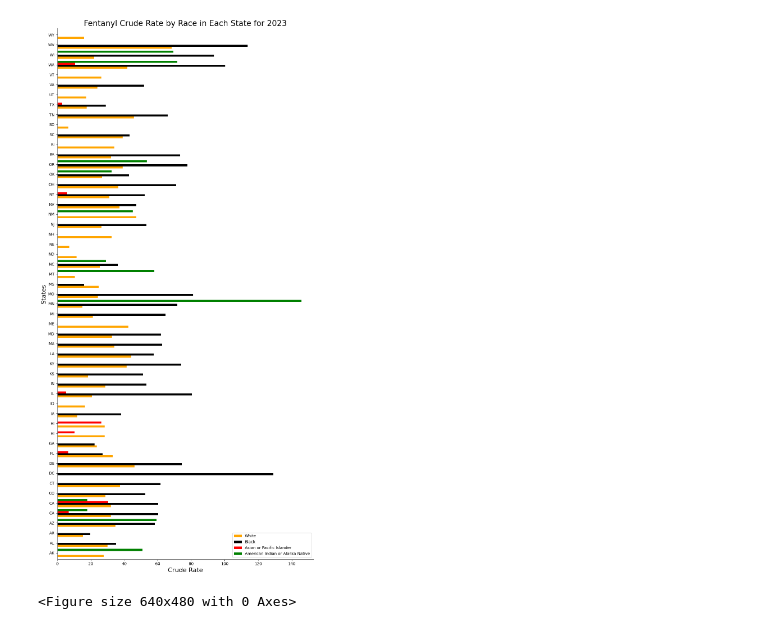
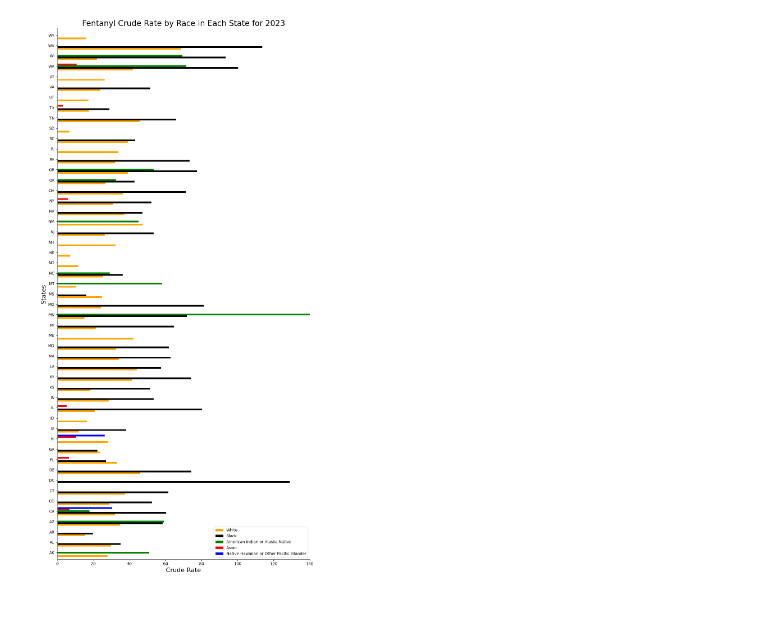
Before and after one commit to lilyzello/CaSB185_TRW, a Jupyter notebook: Figure2_40.4.ipynb, the cells around one changed output. Saved outputs shown, nothing was run; the diff lists cells and outputs as text; code cells hidden in the pictures.

```diff
--- a/Figure2_40.4.ipynb
+++ b/Figure2_40.4.ipynb
@@ -82,13 +85,9 @@ pd.set_option('display.max_rows', None)
 # %%
 data_frame=data_frame.replace("Unreliable",np.nan)
 data_frame=data_frame.replace("Suppressed",np.nan)
-
 # data pre-processing to ensure new .txt runs with code provided by paper
 # want columns to be the same name, and ensure the data is read as the correct type
 # also want the correct subset of data to be processed  by later code, this figure is only for males
-data_frame=data_frame.replace("Asian", "Asian or Pacific Islander")
-data_frame=data_frame.replace("Native Hawaiian or Other Pacific Islander", "Asian or Pacific Islander")
-
 data_frame = data_frame.rename(columns = {"Single Race 6": "Race", "Residence State": "State"})
 data_frame =  data_frame[(data_frame["Notes"] != "Total") & (data_frame["Year Code"] >= 2019)]
 
@@ -293,43 +291,46 @@ plt.savefig('T40.4_2022_Race.svg')
 # %%
-#plotting 2023 data for each state
 CM2n_2023 = data_frame[(data_frame["Race"] == "American Indian or Alaska Native")&
            (data_frame["Notes"] != "Total") & (data_frame["Year"] == 2023)]
-CM2a_2023 = data_frame[(data_frame["Race"] == "Asian or Pacific Islander")&
+CM2a_2023 = data_frame[(data_frame["Race"] == "Asian")&
            (data_frame["Notes"] != "Total") & (data_frame["Year"] == 2023)]
 CM2b_2023 = data_frame[(data_frame["Race"] == "Black or African American")&
            (data_frame["Notes"] != "Total") & (data_frame["Year"] == 2023)]
 CM2w_2023 = data_frame[(data_frame["Race"] == "White")&
            (data_frame["Notes"] != "Total") & (data_frame["Year"] == 2023)]
+CM2p_2023 = data_frame[(data_frame["Race"] == "Native Hawaiian or Other Pacific Islander")&
+           (data_frame["Notes"] != "Total") & (data_frame["Year"] == 2023)]
 
 W23 = pd.DataFrame({"States": CM2w_2023["State"].astype(str), "White": CM2w_2023["Crude Rate"].astype(float)})
 B23 = pd.DataFrame({"States": CM2b_2023["State"].astype(str), "Black": CM2b_2023["Crude Rate"].astype(float)})
-A23 = pd.DataFrame({"States": CM2a_2023["State"].astype(str), "Asian or Pacific Islander": CM2a_2023["Crude Rate"].astype(float)})
+A23 = pd.DataFrame({"States": CM2a_2023["State"].astype(str), "Asian": CM2a_2023["Crude Rate"].astype(float)})
+P23 = pd.DataFrame({"States": CM2p_2023["State"].astype(str), "Native Hawaiian or Other Pacific Islander": CM2p_2023["Crude Rate"].astype(float)})
 N23 = pd.DataFrame({"States": CM2n_2023["State"].astype(str), "American Indian or Alaska Native": CM2n_2023["Crude Rate"].astype(float)})
 
 W23['States'] = W23['States'].map(us_state_to_abbrev)
 B23['States'] = B23['States'].map(us_state_to_abbrev)
 A23['States'] = A23['States'].map(us_state_to_abbrev)
+P23['States'] = P23['States'].map(us_state_to_abbrev)
 N23['States'] = N23['States'].map(us_state_to_abbrev)
 
 merged_df = pd.merge(W23, B23, on="States", how="outer")
+merged_df = pd.merge(merged_df, N23, on="States", how="outer")
 merged_df = pd.merge(merged_df, A23, on="States", how="outer")
-merged_df = pd.merge(merged_df, N23, on="States", how="outer")
+merged_df = pd.merge(merged_df, P23, on="States", how="outer")
 merged_df.set_index('States', inplace=True)
 
-ax = merged_df.plot(kind='barh', figsize=(10, 20), color={"White": "orange", "Black": "black", "Asian or Pacific Islander": "red", "American Indian or Alaska Native": "green"}, width=0.8)
+ax = merged_df.plot(kind='barh', figsize=(10, 20), color={"White": "orange", "Black": "black", "Asian": "red", "American Indian or Alaska Native": "green", "Native Hawaiian or Other Pacific Islander": "blue"}, width=0.8)
 
 plt.title('Fentanyl Crude Rate by Race in Each State for 2023', fontsize=20)
 plt.xlabel('Crude Rate', fontsize=16)
 plt.ylabel('States', fontsize=16)
 
 ax.spines['top'].set_visible(False)
 ax.spines['right'].set_visible(False)
 ax.spines['bottom'].set_visible(True)
 ax.spines['left'].set_visible(True)
+plt.xlim((0,140))
 
 plt.tight_layout()
-plt.show()
-plt.savefig('T40.4_2023_Race.svg')
+plt.savefig('T40.4_2023_Race.png')
 # %% [output]
-[figure, old version]
+[figure, new version]
-<Figure size 640x480 with 0 Axes>
```
Also changed, not shown: parts of 11 cells of this notebook, 1 other file.
